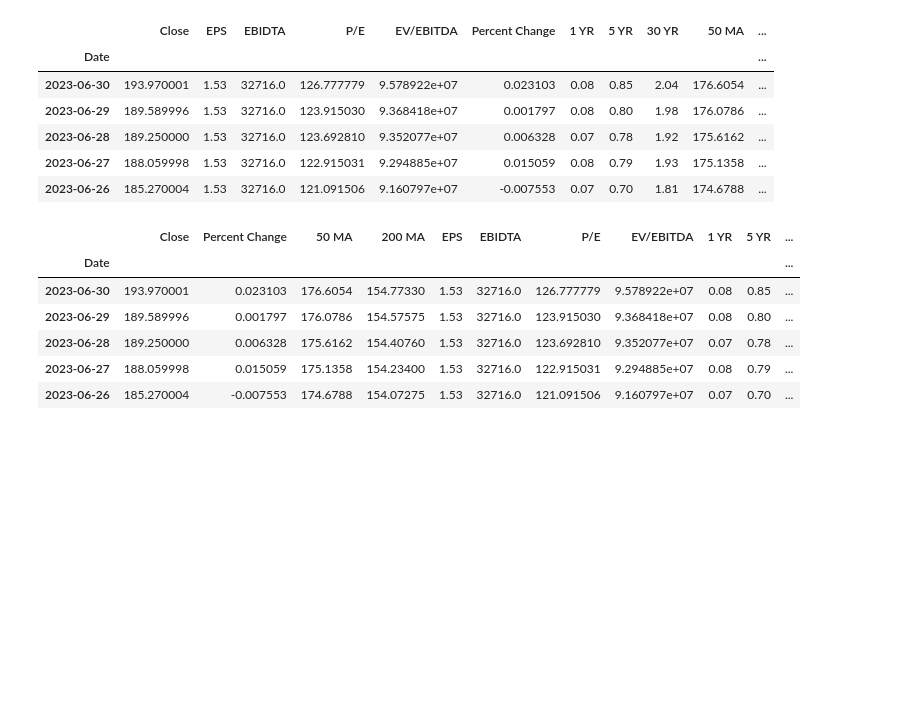
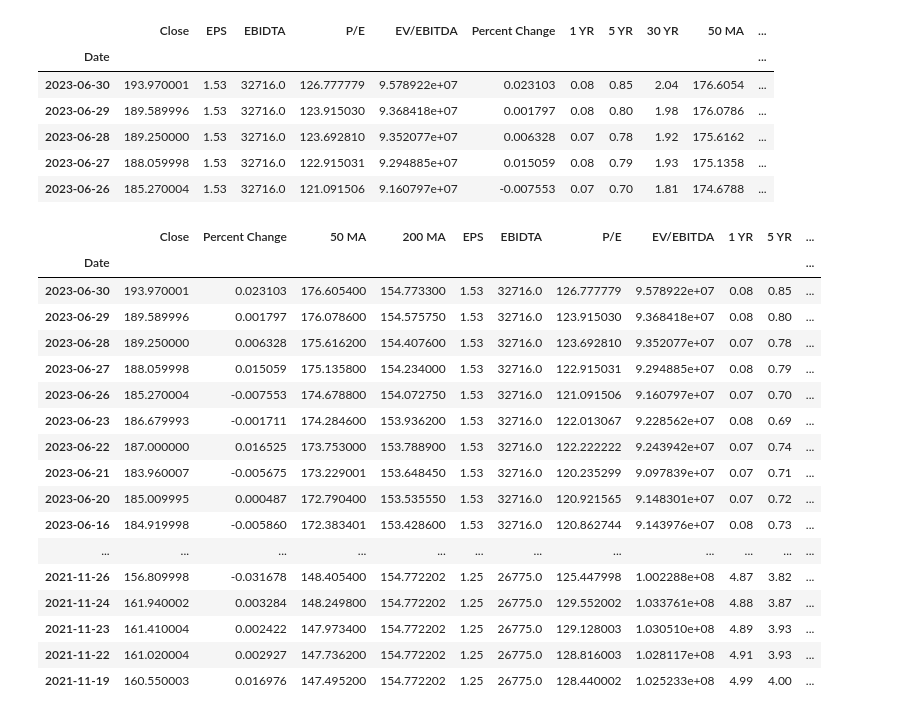
Before and after one commit to alexnovis1/Analyst_Rating, a Jupyter notebook: analyst_rating.ipynb, the cells around one changed output. Cells and saved outputs as stored; diff of their text form; code cells hidden in the pictures; blank space fills up the shorter version.

```diff
--- a/analyst_rating.ipynb
+++ b/analyst_rating.ipynb
@@ -731,6 +694,8 @@ aapl_df['Date'] = pd.to_datetime(date)
 aapl_df = aapl_df.set_index('Date')
 # %%
 col = ['Close', 'EPS', 'EBIDTA', 'P/E', 'EV/EBITDA', 'Percent Change', '1 YR', '5 YR', '30 YR', '50 MA', '200 MA']
+# %%
+aapl_df[col] = aapl_df
 # %%
 aapl_df = aapl_df[col]
 # %%
@@ -802,12 +773,23 @@ new_col = ['Close', 'Percent Change', '50 MA', '200 MA', 'EPS', 'EBIDTA', 'P/E',
 # %%
 aapl_df = aapl_df[new_col]
 # %%
-aapl_df.head()
+aapl_df
 # %% [output]
 |  | Close | Percent Change | 50 MA | 200 MA | EPS | EBIDTA | P/E | EV/EBITDA | 1 YR | 5 YR | ... |
 | Date |  |  |  |  |  |  |  |  |  |  | ... |
-| 2023-06-30 | 193.970001 | 0.023103 | 176.6054 | 154.77330 | 1.53 | 32716.0 | 126.777779 | 9.578922e+07 | 0.08 | 0.85 | ... |
-| 2023-06-29 | 189.589996 | 0.001797 | 176.0786 | 154.57575 | 1.53 | 32716.0 | 123.915030 | 9.368418e+07 | 0.08 | 0.80 | ... |
-| 2023-06-28 | 189.250000 | 0.006328 | 175.6162 | 154.40760 | 1.53 | 32716.0 | 123.692810 | 9.352077e+07 | 0.07 | 0.78 | ... |
-| 2023-06-27 | 188.059998 | 0.015059 | 175.1358 | 154.23400 | 1.53 | 32716.0 | 122.915031 | 9.294885e+07 | 0.08 | 0.79 | ... |
-| 2023-06-26 | 185.270004 | -0.007553 | 174.6788 | 154.07275 | 1.53 | 32716.0 | 121.091506 | 9.160797e+07 | 0.07 | 0.70 | ... |
+| 2023-06-30 | 193.970001 | 0.023103 | 176.605400 | 154.773300 | 1.53 | 32716.0 | 126.777779 | 9.578922e+07 | 0.08 | 0.85 | ... |
+| 2023-06-29 | 189.589996 | 0.001797 | 176.078600 | 154.575750 | 1.53 | 32716.0 | 123.915030 | 9.368418e+07 | 0.08 | 0.80 | ... |
+| 2023-06-28 | 189.250000 | 0.006328 | 175.616200 | 154.407600 | 1.53 | 32716.0 | 123.692810 | 9.352077e+07 | 0.07 | 0.78 | ... |
+| 2023-06-27 | 188.059998 | 0.015059 | 175.135800 | 154.234000 | 1.53 | 32716.0 | 122.915031 | 9.294885e+07 | 0.08 | 0.79 | ... |
+| 2023-06-26 | 185.270004 | -0.007553 | 174.678800 | 154.072750 | 1.53 | 32716.0 | 121.091506 | 9.160797e+07 | 0.07 | 0.70 | ... |
+| 2023-06-23 | 186.679993 | -0.001711 | 174.284600 | 153.936200 | 1.53 | 32716.0 | 122.013067 | 9.228562e+07 | 0.08 | 0.69 | ... |
+| 2023-06-22 | 187.000000 | 0.016525 | 173.753000 | 153.788900 | 1.53 | 32716.0 | 122.222222 | 9.243942e+07 | 0.07 | 0.74 | ... |
+| 2023-06-21 | 183.960007 | -0.005675 | 173.229001 | 153.648450 | 1.53 | 32716.0 | 120.235299 | 9.097839e+07 | 0.07 | 0.71 | ... |
+| 2023-06-20 | 185.009995 | 0.000487 | 172.790400 | 153.535550 | 1.53 | 32716.0 | 120.921565 | 9.148301e+07 | 0.07 | 0.72 | ... |
+| 2023-06-16 | 184.919998 | -0.005860 | 172.383401 | 153.428600 | 1.53 | 32716.0 | 120.862744 | 9.143976e+07 | 0.08 | 0.73 | ... |
+| ... | ... | ... | ... | ... | ... | ... | ... | ... | ... | ... | ... |
+| 2021-11-26 | 156.809998 | -0.031678 | 148.405400 | 154.772202 | 1.25 | 26775.0 | 125.447998 | 1.002288e+08 | 4.87 | 3.82 | ... |
+| 2021-11-24 | 161.940002 | 0.003284 | 148.249800 | 154.772202 | 1.25 | 26775.0 | 129.552002 | 1.033761e+08 | 4.88 | 3.87 | ... |
+| 2021-11-23 | 161.410004 | 0.002422 | 147.973400 | 154.772202 | 1.25 | 26775.0 | 129.128003 | 1.030510e+08 | 4.89 | 3.93 | ... |
+| 2021-11-22 | 161.020004 | 0.002927 | 147.736200 | 154.772202 | 1.25 | 26775.0 | 128.816003 | 1.028117e+08 | 4.91 | 3.93 | ... |
+| 2021-11-19 | 160.550003 | 0.016976 | 147.495200 | 154.772202 | 1.25 | 26775.0 | 128.440002 | 1.025233e+08 | 4.99 | 4.00 | ... |
```
Also changed, not shown: parts of 19 cells of this notebook.
